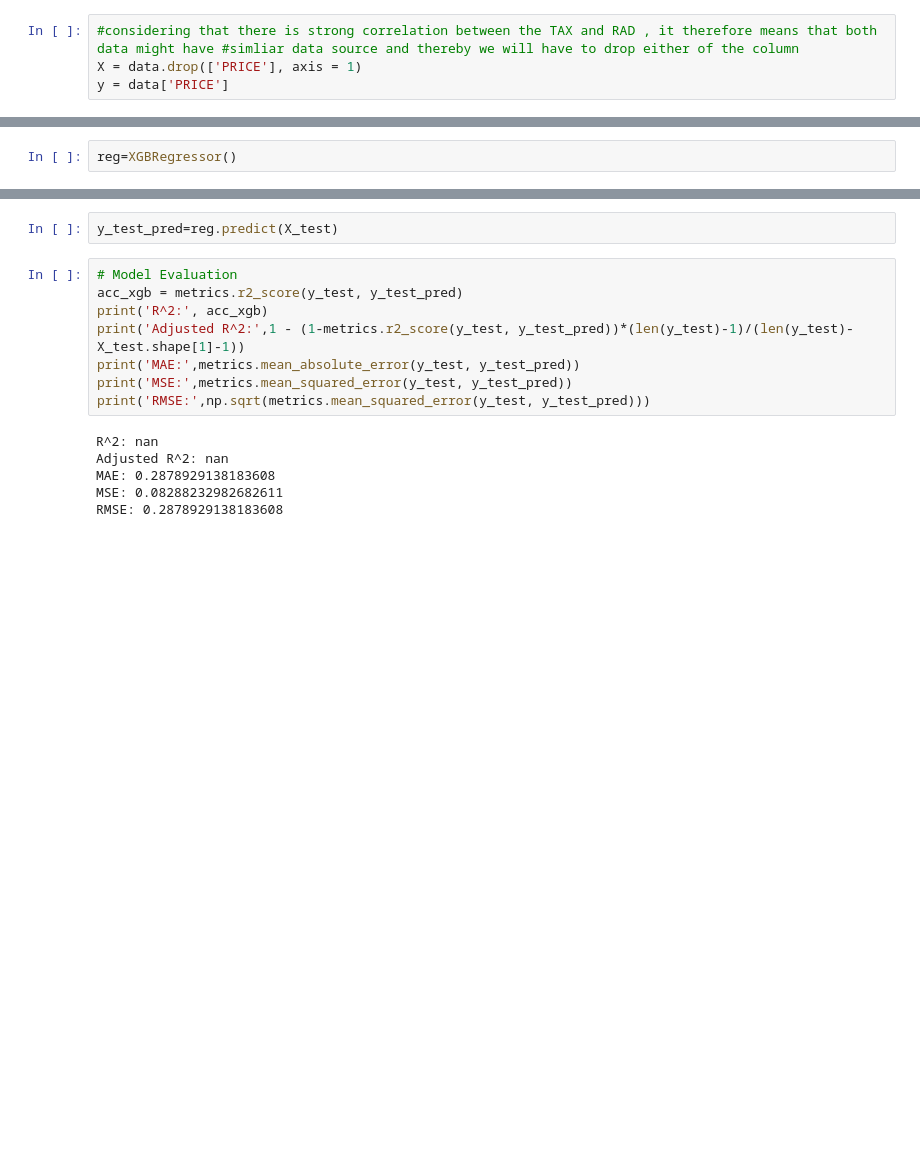
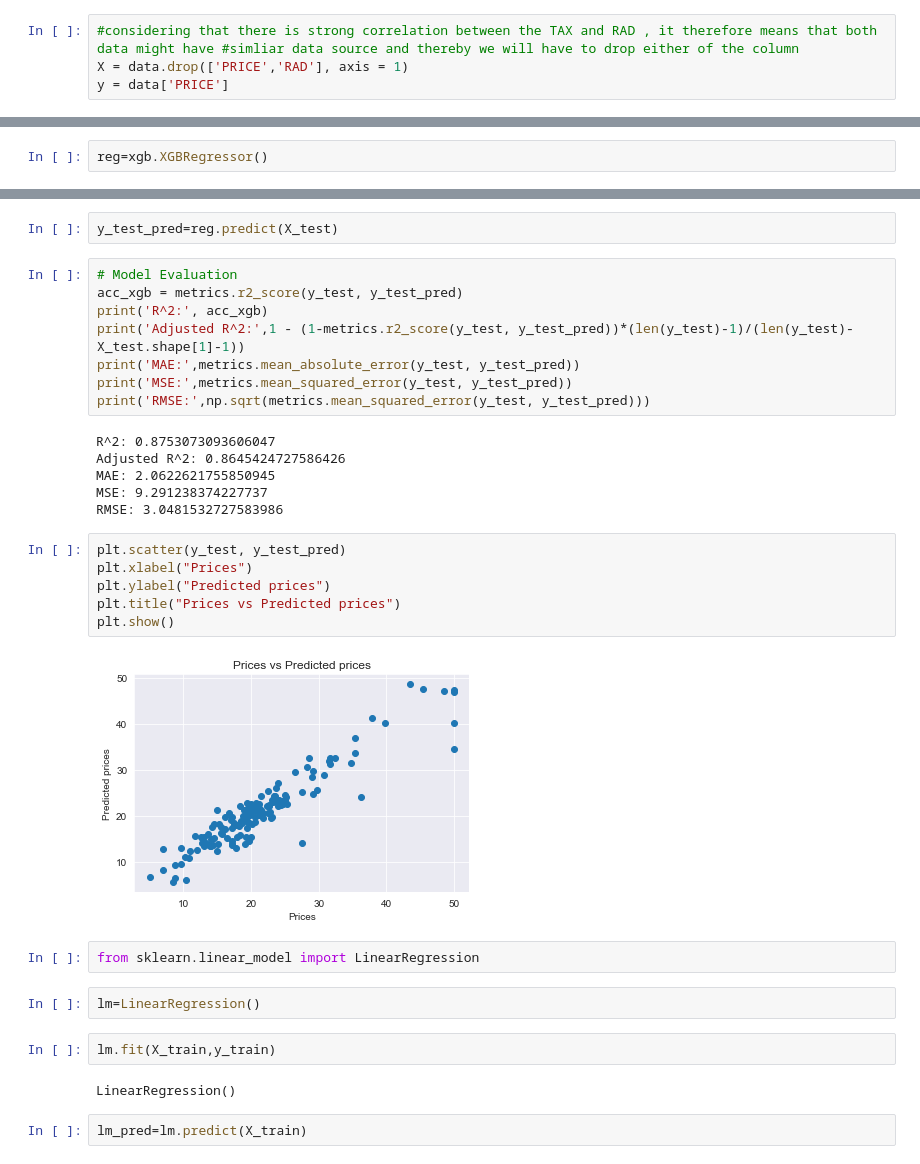
Before and after one commit to DOMINION-JOHN1/Boston-Housing-Price-Prediction, a Jupyter notebook: boston_house_pricing_prediction_model.ipynb, the cells around one changed output, grey strips where cells are left out. Cells and saved outputs as stored; diff of their text form; blank space fills up the shorter version.

Commit message:
add linear regression analysis

```diff
--- a/boston_house_pricing_prediction_model.ipynb
+++ b/boston_house_pricing_prediction_model.ipynb
@@ -152,7 +152,7 @@ sns.heatmap(corr,annot=True,square=True,cmap='Greens',cbar=True)
 [figure]
 # %%
 #considering that there is strong correlation between the TAX and RAD , it therefore means that both data might have #simliar data source and thereby we will have to drop either of the column
-X = data.drop(['PRICE'], axis = 1)
+X = data.drop(['PRICE','RAD'], axis = 1)
 y = data['PRICE']
 # %%
 from sklearn.model_selection import train_test_split
@@ -160,7 +162,7 @@ X_train, X_test, y_train, y_test = train_test_split(X,y, test_size = 0.3, random
 # %%
 from xgboost import XGBRegressor
 # %%
-reg=XGBRegressor()
+reg=xgb.XGBRegressor()
 # %%
 reg.fit(X_train,y_train)
 # %% [output]
@@ -198,8 +214,26 @@ print('MAE:',metrics.mean_absolute_error(y_test, y_test_pred))
 print('MSE:',metrics.mean_squared_error(y_test, y_test_pred))
 print('RMSE:',np.sqrt(metrics.mean_squared_error(y_test, y_test_pred)))
 # %% [output]
-R^2: nan
-Adjusted R^2: nan
-MAE: 0.2878929138183608
-MSE: 0.08288232982682611
-RMSE: 0.2878929138183608
+R^2: 0.8753073093606047
+Adjusted R^2: 0.8645424727586426
+MAE: 2.0622621755850945
+MSE: 9.291238374227737
+RMSE: 3.0481532727583986
+# %%
+plt.scatter(y_test, y_test_pred)
+plt.xlabel("Prices")
+plt.ylabel("Predicted prices")
+plt.title("Prices vs Predicted prices")
+plt.show()
+# %% [output]
+[figure, added]
+# %%
+from sklearn.linear_model import LinearRegression
+# %%
+lm=LinearRegression()
+# %%
+lm.fit(X_train,y_train)
+# %% [output]
+LinearRegression()
+# %%
+lm_pred=lm.predict(X_train)
```
Also changed, not shown: parts of 7 cells of this notebook.
